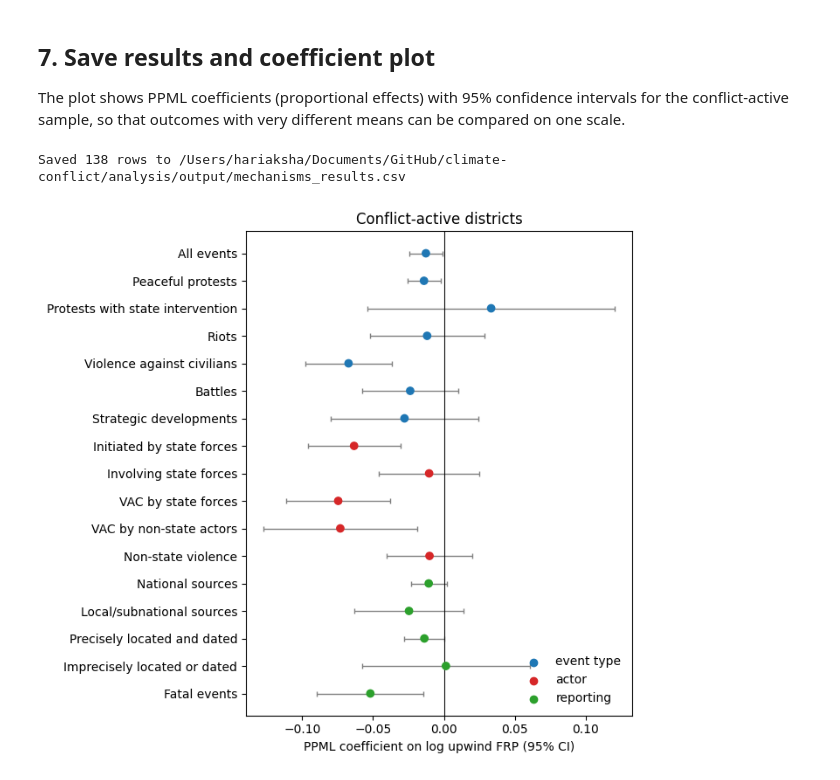
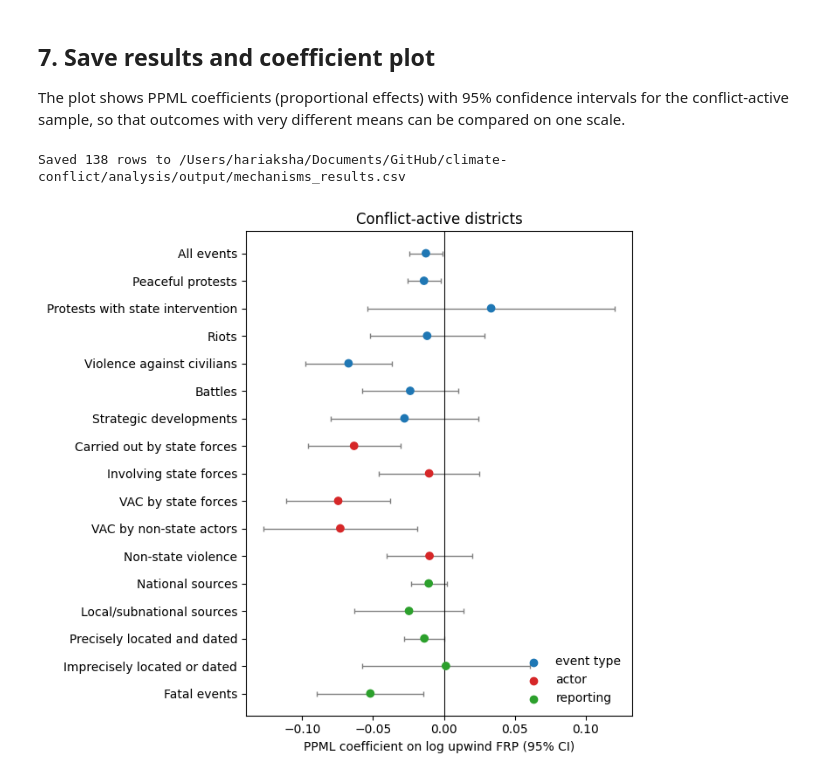
Before and after one commit to Hariaksha/smoke-and-strife, a Jupyter notebook: analysis/mechanisms.ipynb, the cells around one changed output. Saved outputs shown, nothing was run; the diff lists cells and outputs as text; code cells hidden in the pictures.

Commit message:
new abstract; describe state-force events as carried out by (ACLED actor1) rather than initiated
Co-Authored-By: Claude Opus 5.5 <noreply@anthropic.com>

```diff
--- a/analysis/mechanisms.ipynb
+++ b/analysis/mechanisms.ipynb
@@ -304,31 +304,31 @@ The plot shows PPML coefficients (proportional effects) with 95% confidence inte
 # %%
 res = pd.DataFrame(rows)
 res.to_csv(OUT_CSV, index=False)
 print(f'Saved {len(res)} rows to {OUT_CSV}')
 
 LABELS = {'all_events': 'All events', 'peaceful_protest': 'Peaceful protests', 'protest_intervention': 'Protests with state intervention',
           'riots': 'Riots', 'vac': 'Violence against civilians', 'battles': 'Battles', 'strategic_dev': 'Strategic developments',
-          'state_initiated': 'Initiated by state forces', 'state_involved': 'Involving state forces',
+          'state_initiated': 'Carried out by state forces', 'state_involved': 'Involving state forces',
           'vac_state': 'VAC by state forces', 'vac_nonstate': 'VAC by non-state actors', 'nonstate_violence': 'Non-state violence',
           'src_national': 'National sources', 'src_local': 'Local/subnational sources', 'precise': 'Precisely located and dated',
           'imprecise': 'Imprecisely located or dated', 'fatal_events': 'Fatal events'}
 p = res[(res['sample'] == 'active') & res['group'].isin(GROUPS) & res['term'].eq('log_upwind_frp')].dropna(subset=['ppml_coef'])
 p = p.iloc[::-1]
 fig, ax = plt.subplots(figsize=(7, 6.5))
 colors = {'event type': '#1f77b4', 'actor': '#d62728', 'reporting': '#2ca02c'}
 yy = np.arange(len(p))
 ax.errorbar(p['ppml_coef'], yy, xerr=1.96 * p['ppml_se'], fmt='none', ecolor='grey', elinewidth=1, capsize=2)
 ax.scatter(p['ppml_coef'], yy, c=p['group'].map(colors), zorder=3)
 ax.axvline(0, color='k', lw=0.8)
 ax.set_yticks(yy); ax.set_yticklabels(p['outcome'].map(LABELS))
 ax.set_xlabel('PPML coefficient on log upwind FRP (95% CI)')
 for g_, c in colors.items():
     ax.scatter([], [], c=c, label=g_)
 ax.legend(loc='lower right', frameon=False)
 ax.set_title('Conflict-active districts')
 fig.tight_layout()
 fig.savefig(OUT_PNG, dpi=200); fig.savefig(FIG_PNG, dpi=200)
 plt.show()
 # %% [output]
 Saved 138 rows to /Users/hariaksha/Documents/GitHub/climate-conflict/analysis/output/mechanisms_results.csv
-[figure, old version]
+[figure, new version]
```
Also changed, not shown: 6 other files.
